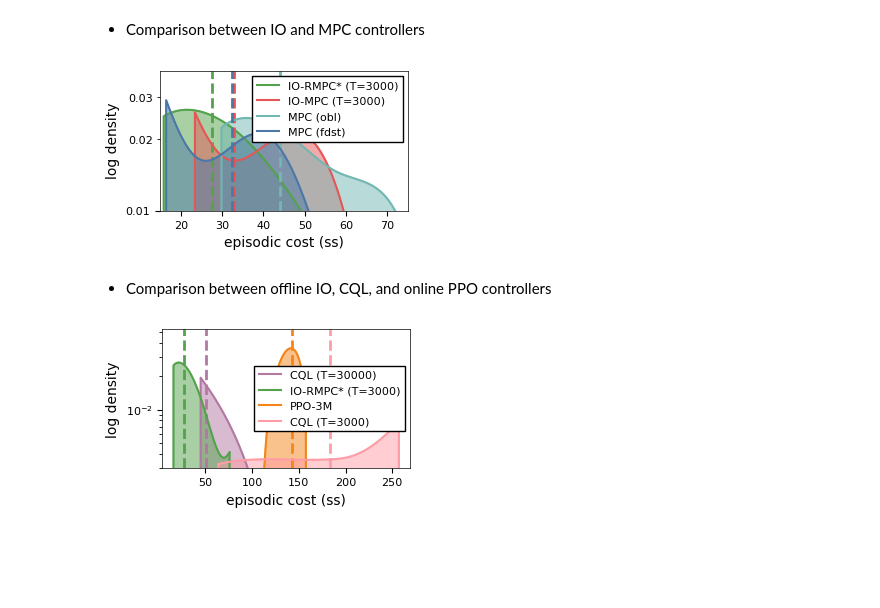
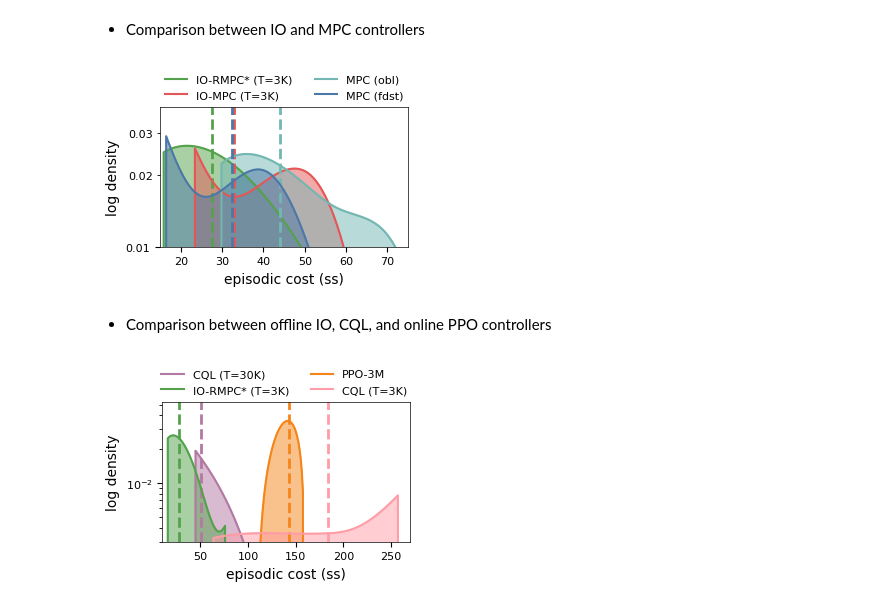
Before and after one commit to TolgaOk/offlineRLviaIO, a Jupyter notebook: examples/quadrotor.ipynb, the cells around one changed output. Cells and saved outputs as stored; diff of their text form; code cells hidden in the pictures; blank space fills up the shorter version.

```diff
--- a/examples/quadrotor.ipynb
+++ b/examples/quadrotor.ipynb
@@ -581,41 +585,42 @@ fig.savefig(f"figure_data/dataset_ablation.pdf", format="pdf", bbox_inches="tigh
 # %%
 fig, axes = histogram_figure_plt(
     cost_data={
-        "IO-RMPC* (T=3000)": io_rho_costs[best_io_rmpc_rho],
-        "IO-MPC (T=3000)": io_costs,
+        "IO-RMPC* (T=3K)": io_rho_costs[best_io_rmpc_rho],
+        "IO-MPC (T=3K)": io_costs,
         "MPC (obl)": mpc_costs,
         "MPC (fdst)": mpc_fdst_costs[25],
     },
     color_list=["#54A24B","#E45756", "#72B7B2", "#4C78A8"],
     log_yaxis=True,
     y_label="log density",
     x_label="episodic cost (ss)",
     low_y=1e-2,
     figsize=(3.20, 1.82),
     fontsize=10,
 )
 axes.set_xlim(15, 75)
 axes.yaxis.set_major_formatter(mpl.ticker.FormatStrFormatter('%.2f'))
 axes.yaxis.set_minor_formatter(mpl.ticker.FormatStrFormatter('%.2f'))
+axes.legend(loc="upper center", ncol=2, fancybox=True, bbox_to_anchor=(0.5, 1.3), frameon=False)
 fig.savefig(f"figure_data/hist_2.pdf", format="pdf", bbox_inches="tight")
 # %% [output]
-[figure, old version]
+[figure, new version]
 # %% [markdown]
 - Comparison between offline IO, CQL, and online PPO controllers
 # %%
 fig, axes = histogram_figure_plt(
     cost_data={
-        f"CQL (T=30000)": cql_datasize_eval[100][best_indices[100]],
-        "IO-RMPC* (T=3000)": io_rho_costs[best_io_rmpc_rho],
+        f"CQL (T=30K)": cql_datasize_eval[100][best_indices[100]],
+        "IO-RMPC* (T=3K)": io_rho_costs[best_io_rmpc_rho],
         f"PPO-3M": ppo_costs,
-        f"CQL (T=3000) ": cql_datasize_eval[10][best_indices[10]],
+        f"CQL (T=3K) ": cql_datasize_eval[10][best_indices[10]],
     },
     color_list=["#B279A2","#54A24B","#F58518","#FF9DA6"],
     log_yaxis=True,
     y_label="log density",
     x_label="episodic cost (ss)",
     low_y=3e-3,
-    figsize=(3.20, 1.80),
+    figsize=(3.20, 1.82),
     fontsize=10,
 )
 # plt.legend(
@@ -626,6 +631,13 @@ fig, axes = histogram_figure_plt(
 #     loc="upper right",
 #     bbox_to_anchor=(1.0, 0.85),
 # )
+# axes.set_ylim(0, 0.03)
+axes.set_xlim(10, 270)
+# axes.yaxis.set_major_formatter(mpl.ticker.FormatStrFormatter('%.2f'))
+# axes.yaxis.set_minor_formatter(mpl.ticker.FormatStrFormatter('%.2f'))
+# axes.set_yticks([5e-3, 2e-2, 3e-2, 5e-2], minor=True)
+# axes.set_yticklabels(["", "0.02", "0.03", "0.05"], minor=True)
+axes.legend(loc="upper center", ncol=2, fancybox=True, bbox_to_anchor=(0.5, 1.3), frameon=False)
 fig.savefig(f"figure_data/hist_1.pdf", format="pdf", bbox_inches="tight")
 # %% [output]
-[figure, old version]
+[figure, new version]
```
Also changed, not shown: parts of 4 cells of this notebook, 6 other files.
